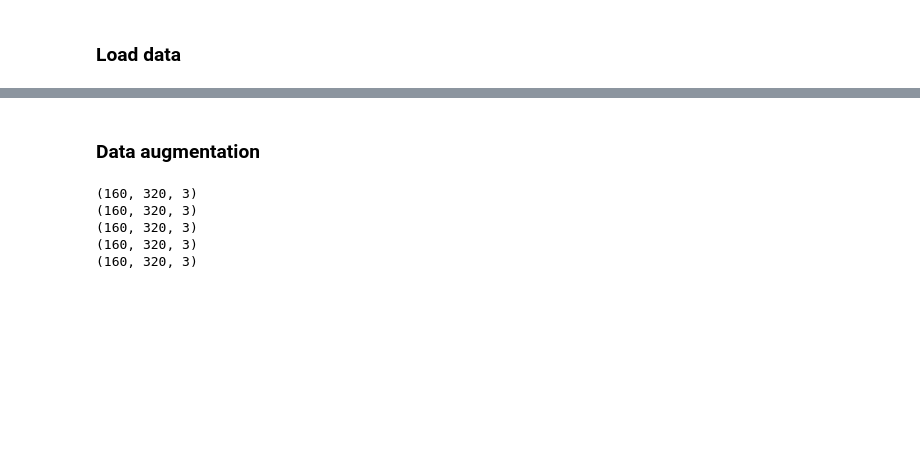
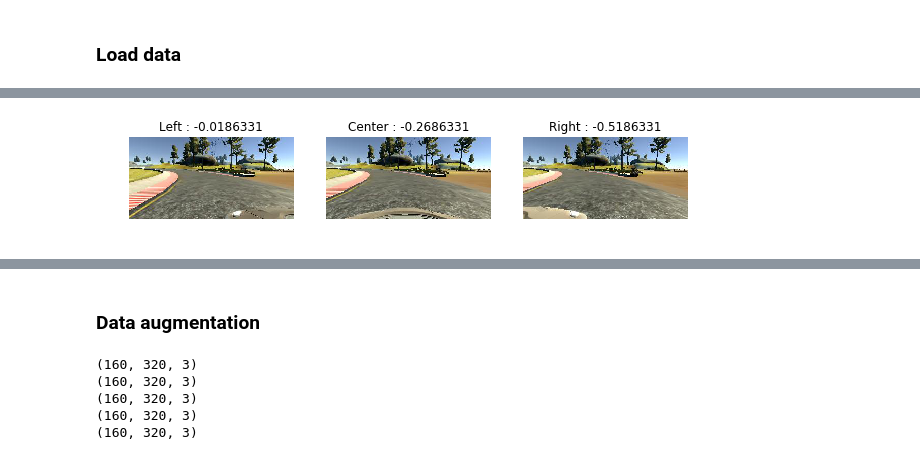
Before and after one commit to husams/Behavioral-Cloning, a Jupyter notebook: nvida.ipynb, the cells around one changed output, grey strips where cells are left out. Cells and saved outputs as stored; diff of their text form; code cells hidden in the pictures; blank space fills up the shorter version.

```diff
--- a/nvida.ipynb
+++ b/nvida.ipynb
@@ -94,0 +79,23 @@ plt.imshow(image[:,:,0], cmap='gray')
+# %%
+center = "./data/IMG/"+ data.iloc[0]['center'].split("/")[-1]
+left   = "./data/IMG/"+ data.iloc[0]['left'].split("/")[-1]
+right  = "./data/IMG/"+ data.iloc[0]['right'].split("/")[-1]
+angle  = data.iloc[0]['steering']
+
+center    = plt.imread(center)
+left      = plt.imread(left)
+right     = plt.imread(right)
+
+
+angles = [angle+0.25, angle, angle-0.25]
+images = [left, center, right]
+labels  = ['Left', 'Center', 'Right']
+
+plt.figure(figsize=(10,10))
+for i in range(0,3):
+    plt.subplot(1,3, i+1)
+    plt.title(labels[i] + " : " + str(angles[i]))
+    plt.imshow(images[i])
+    plt.axis('off')
+# %% [output]
+[figure, added]
```
Also changed, not shown: parts of 12 cells of this notebook, 3 other files.
